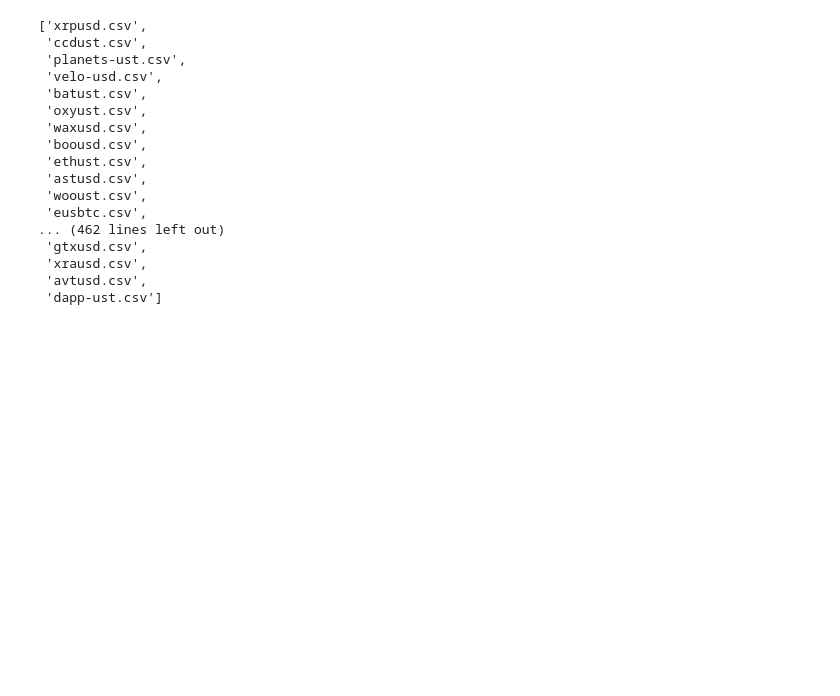
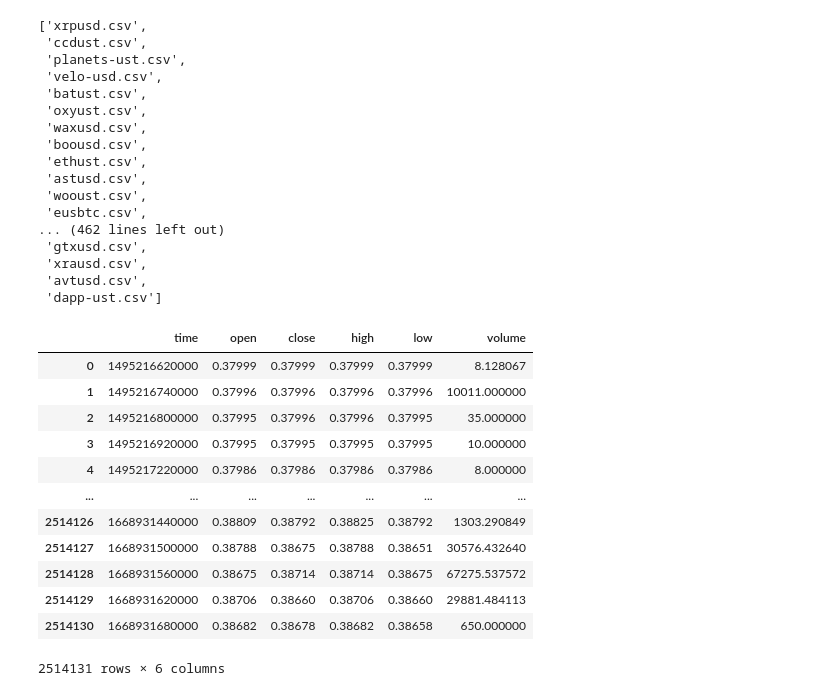
Before and after one commit to noellekh/crypto, a Jupyter notebook: notebooks/notebook_JH.ipynb, the cells around one changed output. Drawn from its saved outputs; the diff is of its cells as text; code cells hidden in the pictures; blank space fills up the shorter version.

```diff
--- a/notebooks/notebook_JH.ipynb
+++ b/notebooks/notebook_JH.ipynb
@@ -3,8 +3,9 @@ import pandas as pd
 import numpy as np
 from os import listdir
 # %%
-onlyfiles = [f for f in listdir("./raw_data/crypto_data")]
-onlyfiles
+mypath = "../raw_data/crypto_data/"
+files = [f for f in listdir(mypath)]
+files
 # %% [output]
 ['xrpusd.csv',
  'ccdust.csv',
@@ -25,0 +29,16 @@ onlyfiles
+# %%
+pd.read_csv(mypath+files[0])
+# %% [output]
+|  | time | open | close | high | low | volume |
+| 0 | 1495216620000 | 0.37999 | 0.37999 | 0.37999 | 0.37999 | 8.128067 |
+| 1 | 1495216740000 | 0.37996 | 0.37996 | 0.37996 | 0.37996 | 10011.000000 |
+| 2 | 1495216800000 | 0.37995 | 0.37996 | 0.37996 | 0.37995 | 35.000000 |
+| 3 | 1495216920000 | 0.37995 | 0.37995 | 0.37995 | 0.37995 | 10.000000 |
+| 4 | 1495217220000 | 0.37986 | 0.37986 | 0.37986 | 0.37986 | 8.000000 |
+| ... | ... | ... | ... | ... | ... | ... |
+| 2514126 | 1668931440000 | 0.38809 | 0.38792 | 0.38825 | 0.38792 | 1303.290849 |
+| 2514127 | 1668931500000 | 0.38788 | 0.38675 | 0.38788 | 0.38651 | 30576.432640 |
+| 2514128 | 1668931560000 | 0.38675 | 0.38714 | 0.38714 | 0.38675 | 67275.537572 |
+| 2514129 | 1668931620000 | 0.38706 | 0.38660 | 0.38706 | 0.38660 | 29881.484113 |
+| 2514130 | 1668931680000 | 0.38682 | 0.38678 | 0.38682 | 0.38658 | 650.000000 |
+2514131 rows × 6 columns
```
Also changed, not shown: parts of 4 cells of this notebook.
